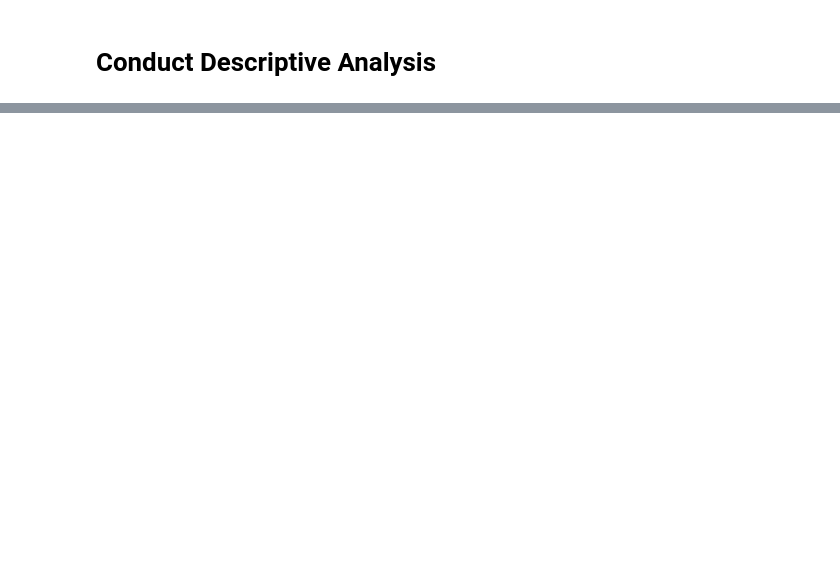
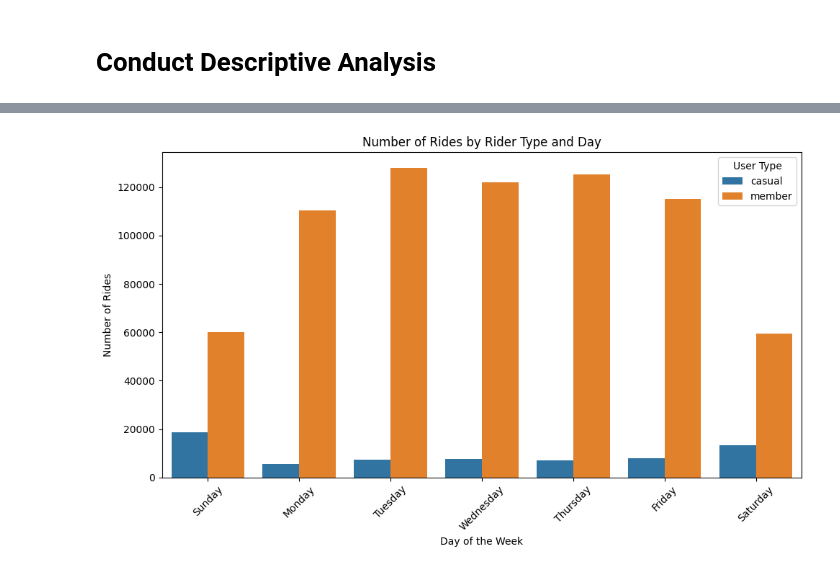
Before and after one commit to azuhayer/Cyclistic-Case-Study, a Jupyter notebook: main.ipynb, the cells around one changed output, grey strips where cells are left out. Drawn from its saved outputs; the diff is of its cells as text; code cells hidden in the pictures; blank space fills up the shorter version.

```diff
--- a/main.ipynb
+++ b/main.ipynb
@@ -129,0 +301,7 @@ print(all_trips_v2.groupby('member_casual')['ride_length'].min())
+# %%
+# Average ride time by day and member Type
+weekday_order = ["Sunday", "Monday", "Tuesday", "Wednesday", "Thursday", "Friday", "Saturday"]
+all_trips_v2['day_of_week'] = pd.Categorical(all_trips_v2['day_of_week'], categories=weekday_order, ordered=True)
+
+avg_ride_time = all_trips_v2.groupby(['member_casual', 'day_of_week'])['ride_length'].mean().reset_index()
+avg_ride_time
@@ -129,0 +329,12 @@ print(all_trips_v2.groupby('member_casual')['ride_length'].min())
+# %%
+# Analyze Ridership by Type and Weekday
+all_trips_v2['weekday'] = all_trips_v2['started_at'].dt.day_name()
+all_trips_v2['weekday'] = pd.Categorical(all_trips_v2['weekday'], categories=weekday_order, ordered=True)
+
+summary_df = all_trips_v2.groupby(['member_casual', 'weekday']).agg(
+    number_of_rides=('ride_id', 'count'),
+    average_duration=('ride_length', 'mean')
+).reset_index()
+
+summary_df = summary_df.sort_values(by=['member_casual', 'weekday'])
+summary_df.head()
@@ -129,0 +358,16 @@ print(all_trips_v2.groupby('member_casual')['ride_length'].min())
+# %%
+# Visualization – Number of Rides by Rider Type and Day
+plt.figure(figsize=(10,6))
+sns.barplot(
+    data=summary_df,
+    x='weekday', y='number_of_rides', hue='member_casual'
+)
+plt.title('Number of Rides by Rider Type and Day')
+plt.xlabel('Day of the Week')
+plt.ylabel('Number of Rides')
+plt.xticks(rotation=45)
+plt.legend(title='User Type')
+plt.tight_layout()
+plt.show()
+# %% [output]
+[figure, added]
```
Also changed, not shown: parts of 24 cells of this notebook.
